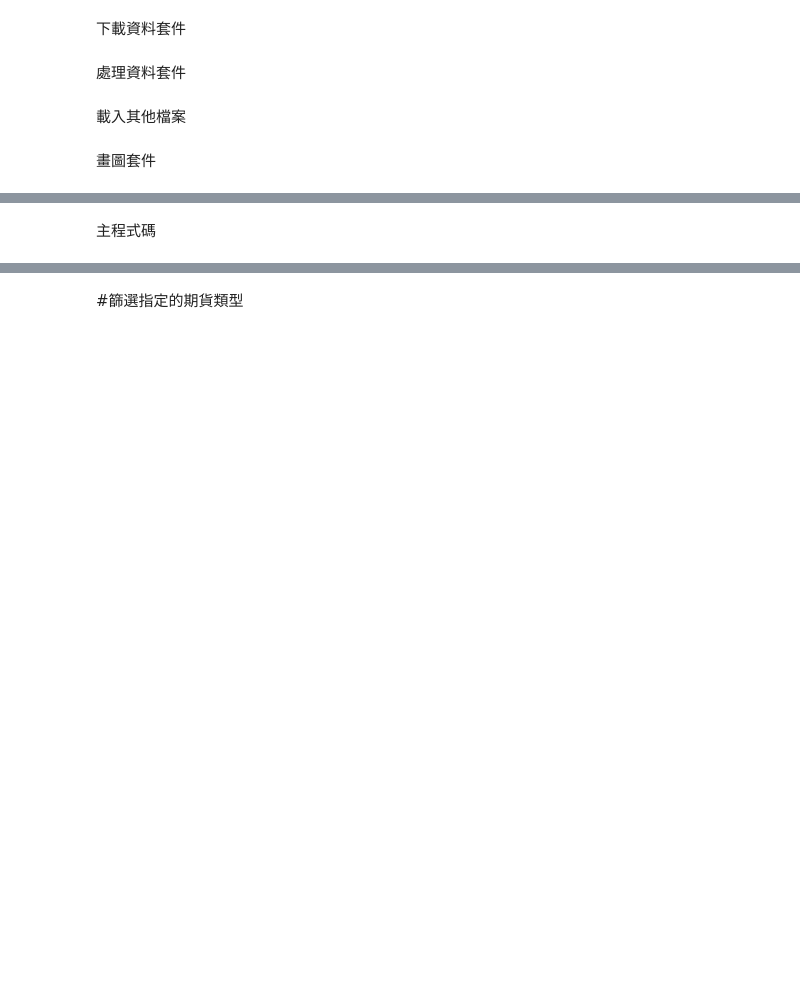
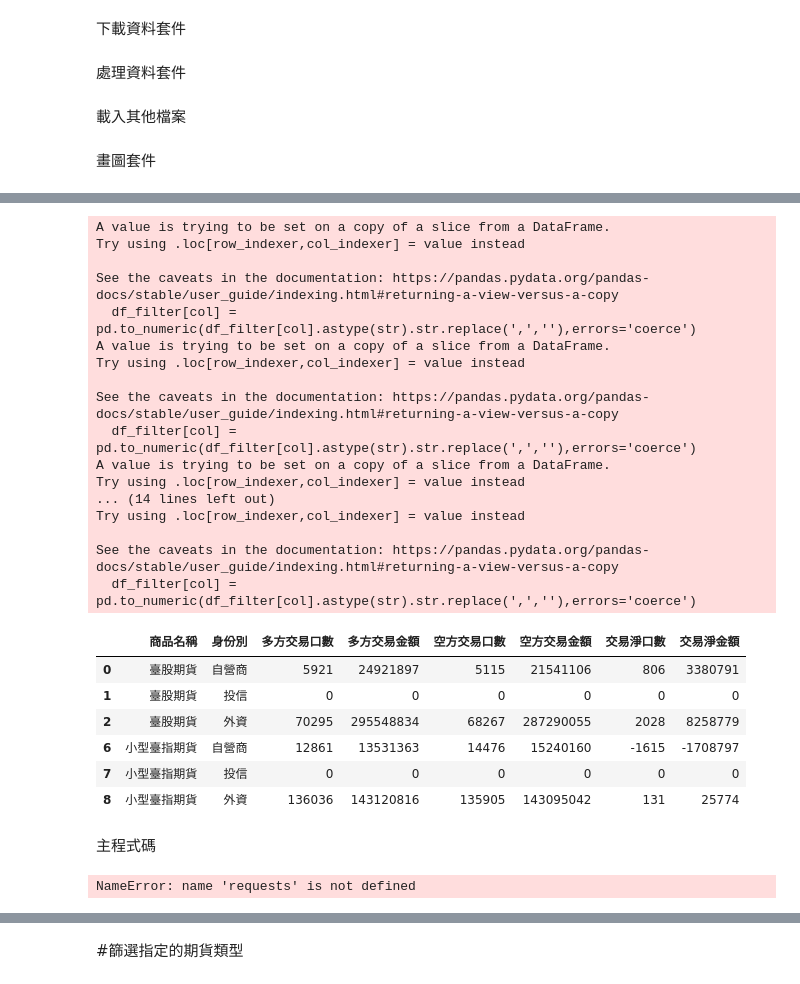
Before and after one commit to hsingyung-wang/pyDB, a Jupyter notebook: crawler.ipynb, the cells around one changed output, grey strips where cells are left out. Cells and saved outputs as stored; diff of their text form; code cells hidden in the pictures; blank space fills up the shorter version.

```diff
--- a/crawler.ipynb
+++ b/crawler.ipynb
@@ -18,0 +71,38 @@ from headers import *
+# %%
+#df.drop(columns = df.columns[0],axis=1,inplace=True)
+df.columns=['序號','商品名稱','身份別','多方交易口數','多方交易金額','空方交易口數','空方交易金額','交易淨口數','交易淨金額']
+df = df[[col for col in df.columns if col!='序號']]
+
+df_filter = df.loc[df['商品名稱'].isin(['臺股期貨','小型臺指期貨','微型台指期貨'])]
+
+numeric_columns = ['多方交易口數','多方交易金額','空方交易口數','空方交易金額','交易淨口數','交易淨金額']
+
+for col in numeric_columns:
+    df_filter[col] = pd.to_numeric(df_filter[col].astype(str).str.replace(',',''),errors='coerce')
+
+df_filter
+# %% [output]
+A value is trying to be set on a copy of a slice from a DataFrame.
+Try using .loc[row_indexer,col_indexer] = value instead
+
+See the caveats in the documentation: https://pandas.pydata.org/pandas-docs/stable/user_guide/indexing.html#returning-a-view-versus-a-copy
+  df_filter[col] = pd.to_numeric(df_filter[col].astype(str).str.replace(',',''),errors='coerce')
+A value is trying to be set on a copy of a slice from a DataFrame.
+Try using .loc[row_indexer,col_indexer] = value instead
+
+See the caveats in the documentation: https://pandas.pydata.org/pandas-docs/stable/user_guide/indexing.html#returning-a-view-versus-a-copy
+  df_filter[col] = pd.to_numeric(df_filter[col].astype(str).str.replace(',',''),errors='coerce')
+A value is trying to be set on a copy of a slice from a DataFrame.
+Try using .loc[row_indexer,col_indexer] = value instead
+... (14 lines left out)
+Try using .loc[row_indexer,col_indexer] = value instead
+
+See the caveats in the documentation: https://pandas.pydata.org/pandas-docs/stable/user_guide/indexing.html#returning-a-view-versus-a-copy
+  df_filter[col] = pd.to_numeric(df_filter[col].astype(str).str.replace(',',''),errors='coerce')
+|  | 商品名稱 | 身份別 | 多方交易口數 | 多方交易金額 | 空方交易口數 | 空方交易金額 | 交易淨口數 | 交易淨金額 |
+| 0 | 臺股期貨 | 自營商 | 5921 | 24921897 | 5115 | 21541106 | 806 | 3380791 |
+| 1 | 臺股期貨 | 投信 | 0 | 0 | 0 | 0 | 0 | 0 |
+| 2 | 臺股期貨 | 外資 | 70295 | 295548834 | 68267 | 287290055 | 2028 | 8258779 |
+| 6 | 小型臺指期貨 | 自營商 | 12861 | 13531363 | 14476 | 15240160 | -1615 | -1708797 |
+| 7 | 小型臺指期貨 | 投信 | 0 | 0 | 0 | 0 | 0 | 0 |
+| 8 | 小型臺指期貨 | 外資 | 136036 | 143120816 | 135905 | 143095042 | 131 | 25774 |
@@ -19,2 +118,12 @@ from headers import *
 # %% [markdown]
 主程式碼
+# %%
+url = "https://www.taifex.com.tw/file/taifex/Dailydownload/vix/log2data/202409new.txt"
+response = requests.post(url)
+response.encoding = "big5"
+df = pd.read_csv(StringIO(response.text),sep=r"\t+",index_col = False,encoding='big5',skiprows=[1],engine='python')
+df = df.rename(columns={'交易日期':'date'})
+df['date'] = pd.to_datetime(df['date'],format="%Y%m%d")
+df = df[['date','臺指選擇權波動率指數']]
+# %% [output]
+NameError: name 'requests' is not defined
```
Also changed, not shown: parts of 16 cells of this notebook, 5 other files.
